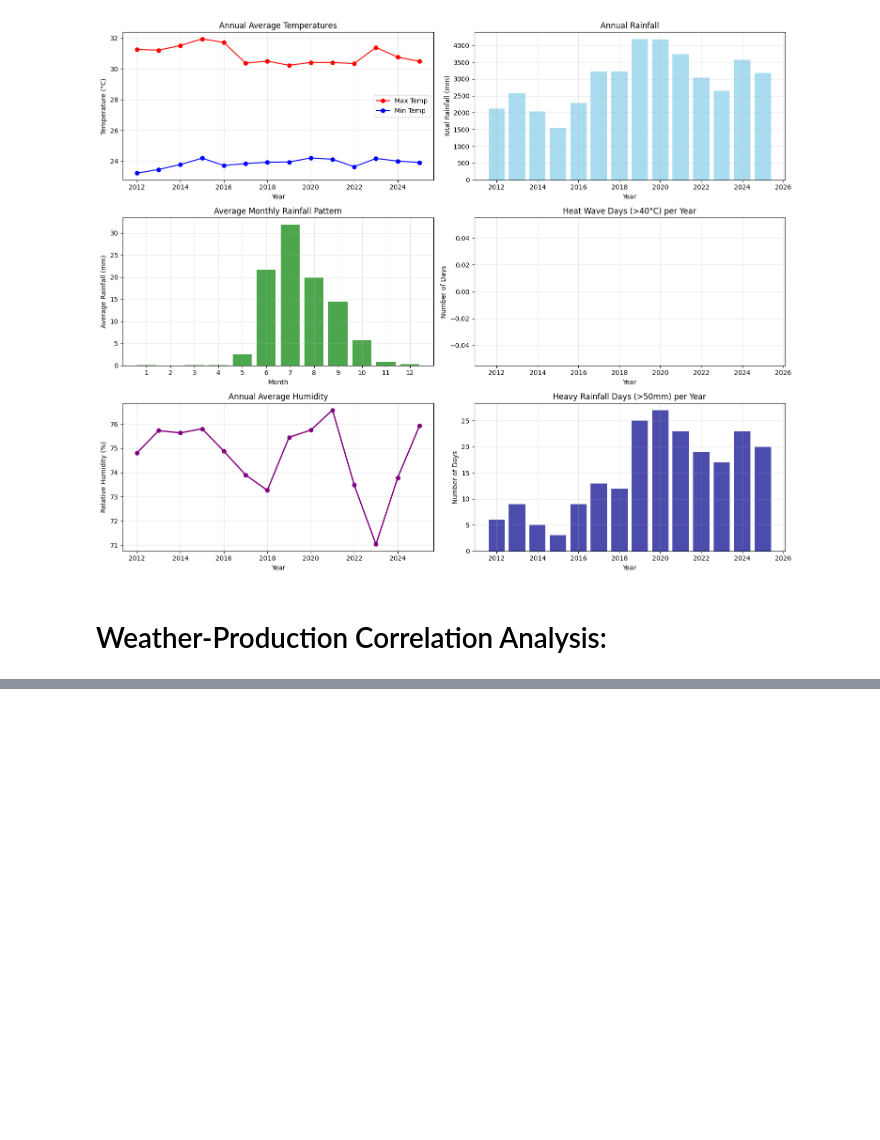
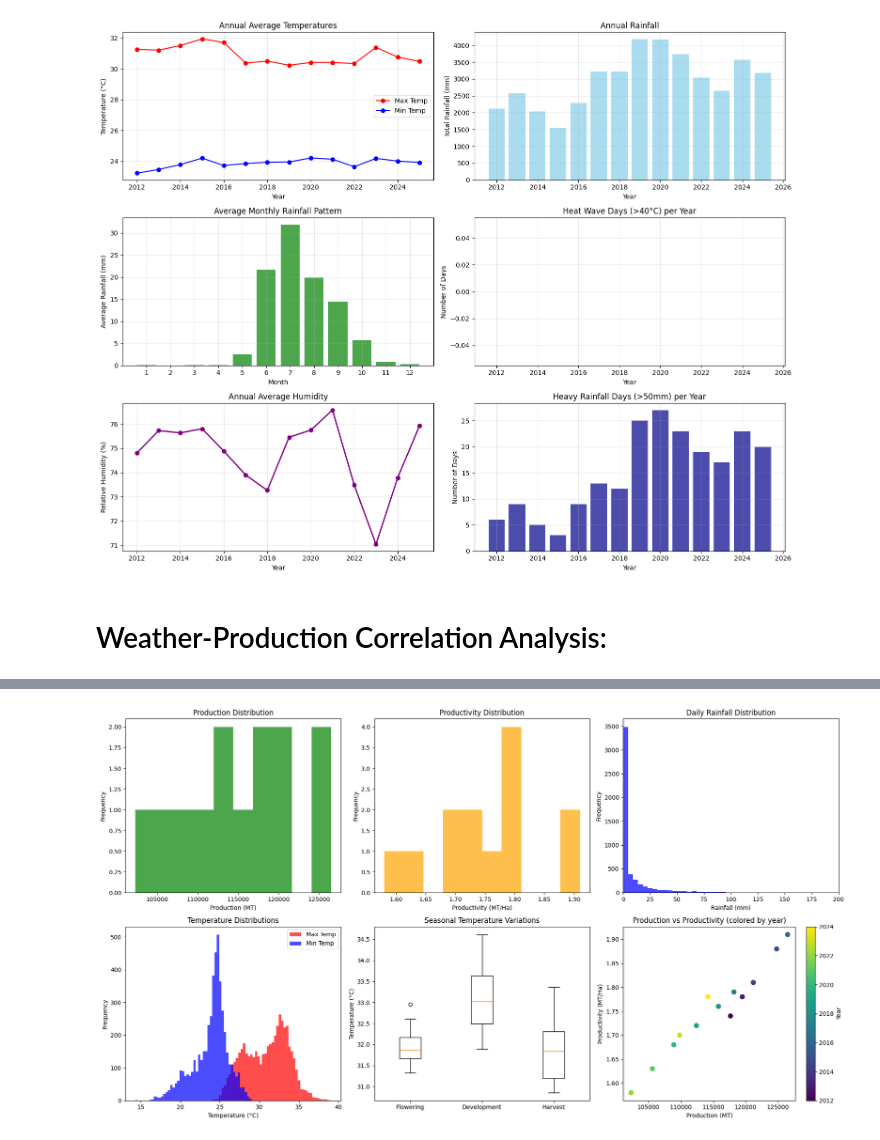
Before and after one commit to loijunator/mango-price-predict, a Jupyter notebook: quantity_analysis.ipynb, the cells around one changed output, grey strips where cells are left out. Drawn from its saved outputs; the diff is of its cells as text; code cells hidden in the pictures; blank space fills up the shorter version.

```diff
--- a/quantity_analysis.ipynb
+++ b/quantity_analysis.ipynb
@@ -220,0 +323,63 @@ plt.show()
+# %%
+# Distribution of key variables
+fig, axes = plt.subplots(2, 3, figsize=(18, 10))
+
+# Production distribution
+axes[0,0].hist(df_quantity['Production_MT'], bins=10, alpha=0.7, color='green')
+axes[0,0].set_title('Production Distribution')
+axes[0,0].set_xlabel('Production (MT)')
+axes[0,0].set_ylabel('Frequency')
+
+# Productivity distribution
+axes[0,1].hist(df_quantity['Productivity_MT_per_Ha'], bins=10, alpha=0.7, color='orange')
+axes[0,1].set_title('Productivity Distribution')
+axes[0,1].set_xlabel('Productivity (MT/Ha)')
+axes[0,1].set_ylabel('Frequency')
+
+# Daily rainfall distribution
+axes[0,2].hist(df_daily_weather['rain_sum'], bins=50, alpha=0.7, color='blue')
+axes[0,2].set_title('Daily Rainfall Distribution')
+axes[0,2].set_xlabel('Rainfall (mm)')
+axes[0,2].set_ylabel('Frequency')
+axes[0,2].set_xlim(0, 200)  # Focus on main distribution
+
+# Temperature distributions
+axes[1,0].hist(df_daily_weather['temperature_2m_max'], bins=50, alpha=0.7, color='red', label='Max Temp')
+axes[1,0].hist(df_daily_weather['temperature_2m_min'], bins=50, alpha=0.7, color='blue', label='Min Temp')
+axes[1,0].set_title('Temperature Distributions')
+axes[1,0].set_xlabel('Temperature (°C)')
+axes[1,0].set_ylabel('Frequency')
+axes[1,0].legend()
+
+# Box plots for seasonal temperature
+seasonal_temps = []
+season_labels = []
+for year in df_daily_weather['year'].unique():
+    year_data = df_daily_weather[df_daily_weather['year'] == year]
+    for season, months in seasons.items():
+        seasonal_temp = year_data[year_data['month'].isin(months)]['temperature_2m_max'].mean()
+        seasonal_temps.append(seasonal_temp)
+        season_labels.append(f"{season}\n{year}")
+
+# Group by season for box plot
+flowering_temps = [seasonal_temps[i] for i in range(0, len(seasonal_temps), 3)]
+development_temps = [seasonal_temps[i] for i in range(1, len(seasonal_temps), 3)]
+harvest_temps = [seasonal_temps[i] for i in range(2, len(seasonal_temps), 3)]
+
+axes[1,1].boxplot([flowering_temps, development_temps, harvest_temps],
+                  labels=['Flowering', 'Development', 'Harvest'])
+axes[1,1].set_title('Seasonal Temperature Variations')
+axes[1,1].set_ylabel('Temperature (°C)')
+
+# Annual production vs productivity scatter
+axes[1,2].scatter(df_quantity['Production_MT'], df_quantity['Productivity_MT_per_Ha'],
+                  c=df_quantity['Year'], cmap='viridis', s=60)
+axes[1,2].set_xlabel('Production (MT)')
+axes[1,2].set_ylabel('Productivity (MT/Ha)')
+axes[1,2].set_title('Production vs Productivity (colored by year)')
+plt.colorbar(axes[1,2].collections[0], ax=axes[1,2], label='Year')
+
+plt.tight_layout()
+plt.show()
+# %% [output]
+[figure, added]
```
Also changed, not shown: parts of 10 cells of this notebook, 2 other files.
